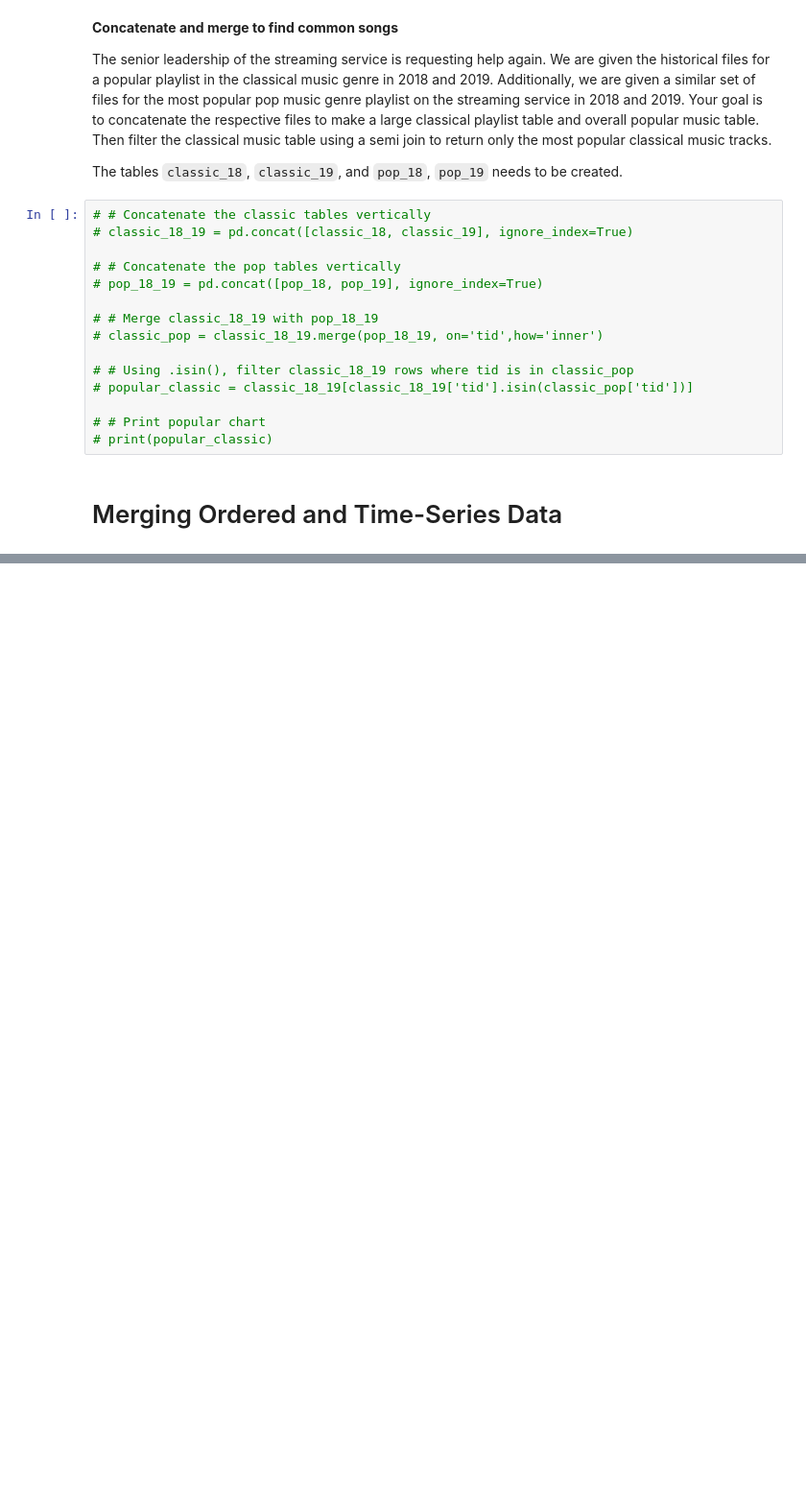
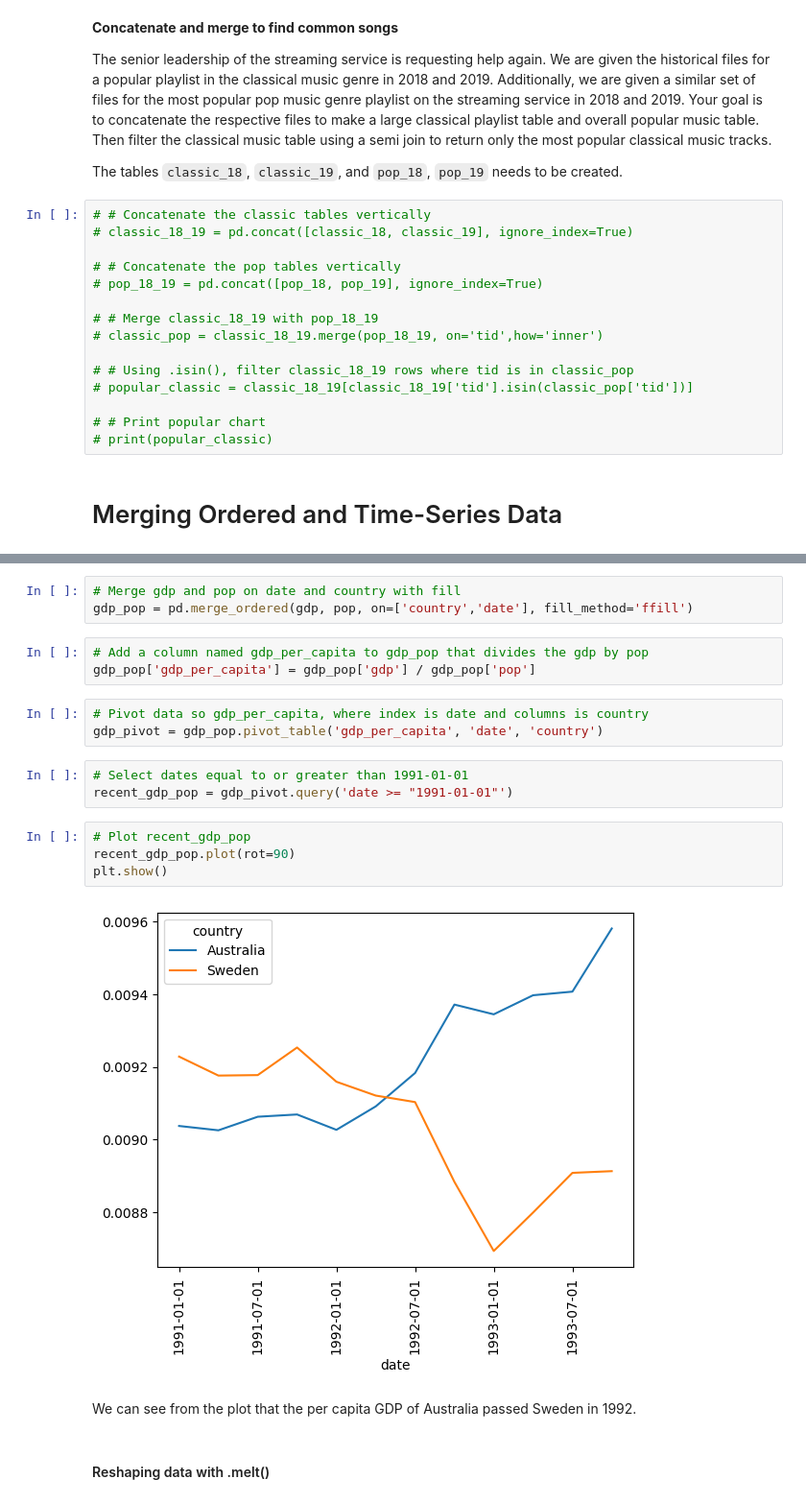
Before and after one commit to rashmishreev/the-data-repository, a Jupyter notebook: data-science-python/pandas/joining-data-pandas.ipynb, the cells around one changed output, grey strips where cells are left out. Shown: that part at 96% size. Drawn from its saved outputs; the diff is of its cells as text; blank space fills up the shorter version.

```diff
--- a/data-science-python/pandas/joining-data-pandas.ipynb
+++ b/data-science-python/pandas/joining-data-pandas.ipynb
@@ -1335,0 +1697,22 @@ The tables `classic_18`, `classic_19`, and `pop_18`, `pop_19` needs to be create
+# %%
+# Merge gdp and pop on date and country with fill
+gdp_pop = pd.merge_ordered(gdp, pop, on=['country','date'], fill_method='ffill')
+# %%
+# Add a column named gdp_per_capita to gdp_pop that divides the gdp by pop
+gdp_pop['gdp_per_capita'] = gdp_pop['gdp'] / gdp_pop['pop']
+# %%
+# Pivot data so gdp_per_capita, where index is date and columns is country
+gdp_pivot = gdp_pop.pivot_table('gdp_per_capita', 'date', 'country')
+# %%
+# Select dates equal to or greater than 1991-01-01
+recent_gdp_pop = gdp_pivot.query('date >= "1991-01-01"')
+# %%
+# Plot recent_gdp_pop
+recent_gdp_pop.plot(rot=90)
+plt.show()
+# %% [output]
+[figure, added]
+# %% [markdown]
+We can see from the plot that the per capita GDP of Australia passed Sweden in 1992.
+# %% [markdown]
+#### Reshaping data with .melt()
```
Also changed, not shown: parts of 39 cells of this notebook, 4 other files.
